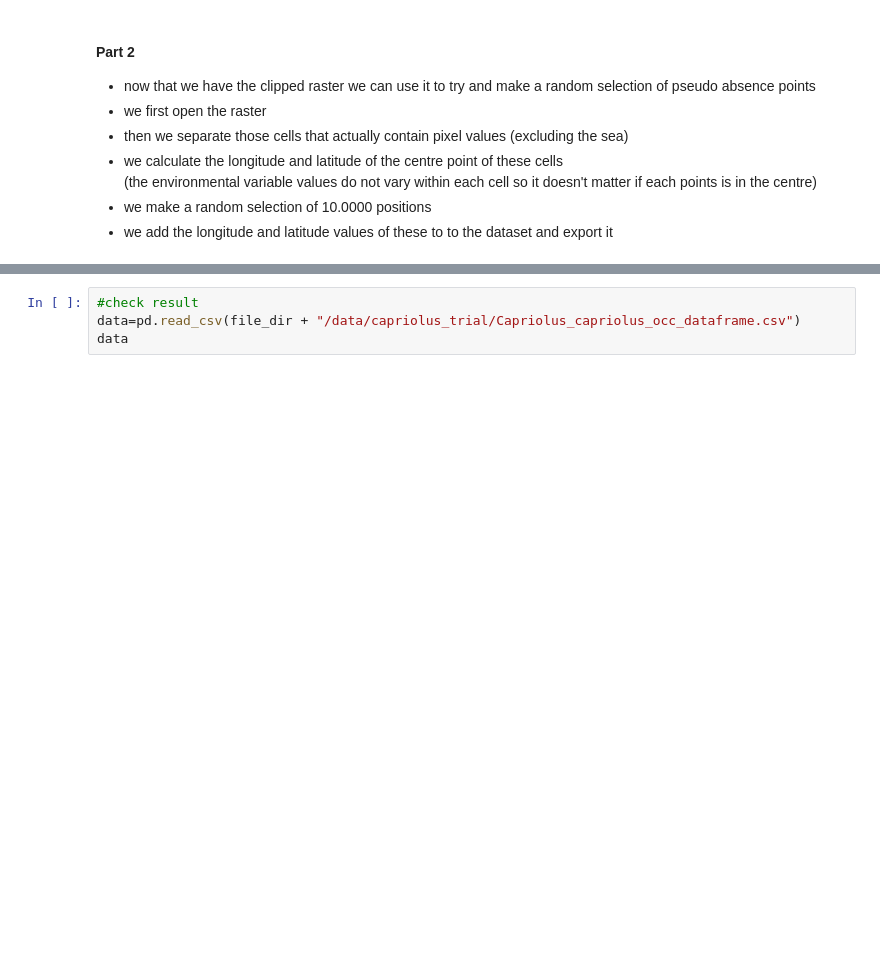
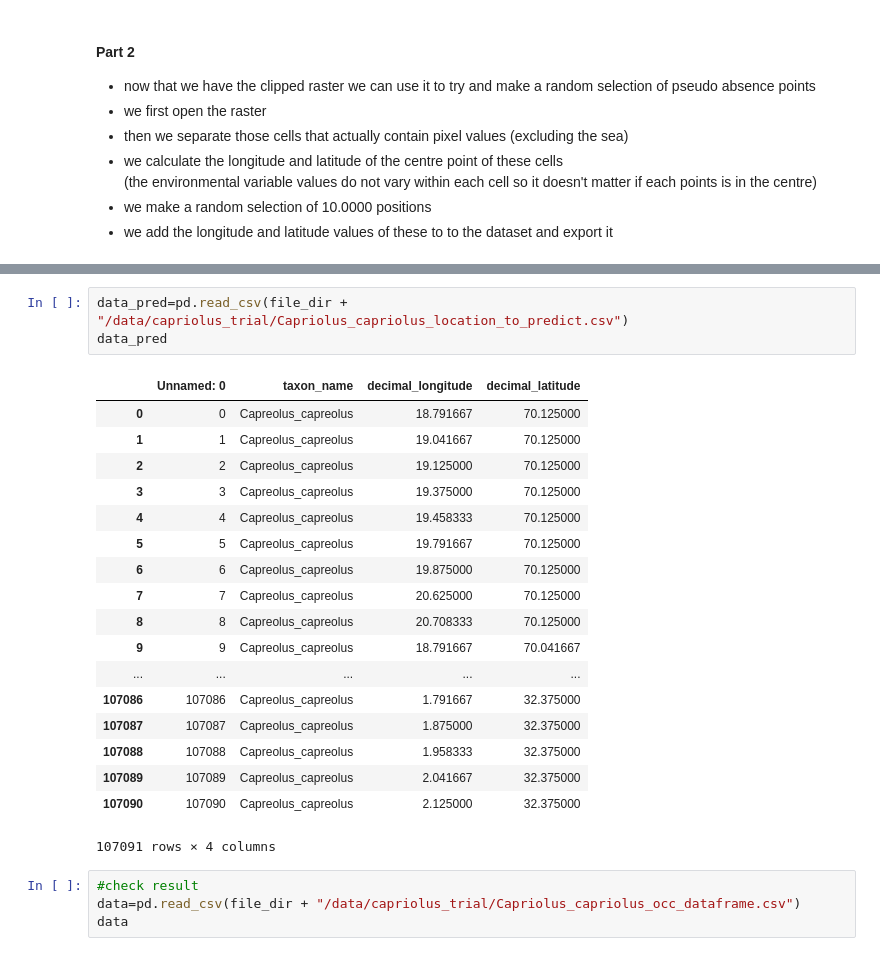
Before and after one commit to naturalis/trait-geo-diverse-dl, a Jupyter notebook: script/Roe Deer Trial.ipynb, the cells around one changed output, grey strips where cells are left out. Drawn from its saved outputs; the diff is of its cells as text; blank space fills up the shorter version.

Commit message:
Roe deer trial

```diff
--- a/script/Roe Deer Trial.ipynb
+++ b/script/Roe Deer Trial.ipynb
@@ -132,6 +171,28 @@ of pandas will change to not sort by default.
 To accept the future behavior, pass 'sort=False'.
 
 To retain the current behavior and silence the warning, pass 'sort=True'.
+# %%
+data_pred=pd.read_csv(file_dir + "/data/capriolus_trial/Capriolus_capriolus_location_to_predict.csv")
+data_pred
+# %% [output]
+|  | Unnamed: 0 | taxon_name | decimal_longitude | decimal_latitude |
+| 0 | 0 | Capreolus_capreolus | 18.791667 | 70.125000 |
+| 1 | 1 | Capreolus_capreolus | 19.041667 | 70.125000 |
+| 2 | 2 | Capreolus_capreolus | 19.125000 | 70.125000 |
+| 3 | 3 | Capreolus_capreolus | 19.375000 | 70.125000 |
+| 4 | 4 | Capreolus_capreolus | 19.458333 | 70.125000 |
+| 5 | 5 | Capreolus_capreolus | 19.791667 | 70.125000 |
+| 6 | 6 | Capreolus_capreolus | 19.875000 | 70.125000 |
+| 7 | 7 | Capreolus_capreolus | 20.625000 | 70.125000 |
+| 8 | 8 | Capreolus_capreolus | 20.708333 | 70.125000 |
+| 9 | 9 | Capreolus_capreolus | 18.791667 | 70.041667 |
+| ... | ... | ... | ... | ... |
+| 107086 | 107086 | Capreolus_capreolus | 1.791667 | 32.375000 |
+| 107087 | 107087 | Capreolus_capreolus | 1.875000 | 32.375000 |
+| 107088 | 107088 | Capreolus_capreolus | 1.958333 | 32.375000 |
+| 107089 | 107089 | Capreolus_capreolus | 2.041667 | 32.375000 |
+| 107090 | 107090 | Capreolus_capreolus | 2.125000 | 32.375000 |
+107091 rows × 4 columns
 # %%
 #check result
 data=pd.read_csv(file_dir + "/data/capriolus_trial/Capriolus_capriolus_occ_dataframe.csv")
```
Also changed, not shown: parts of 2 cells of this notebook, 4 other files.
